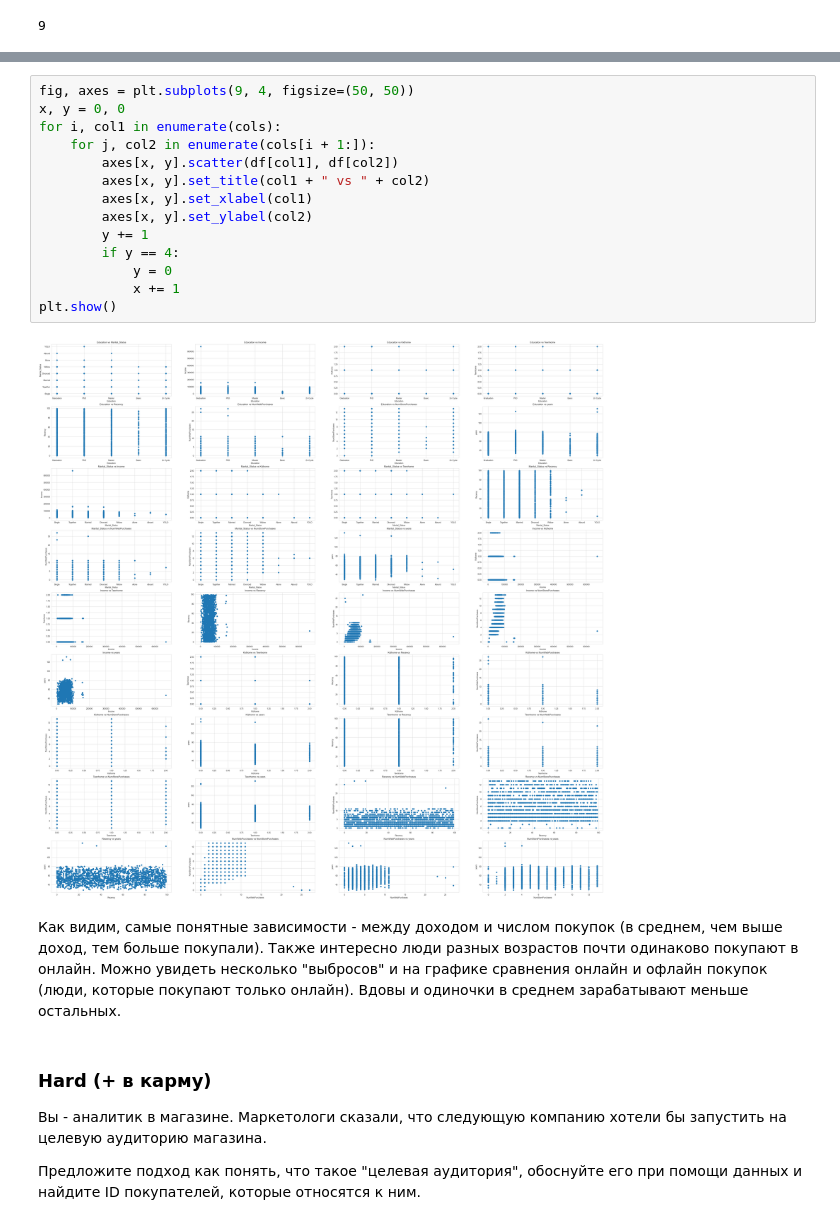
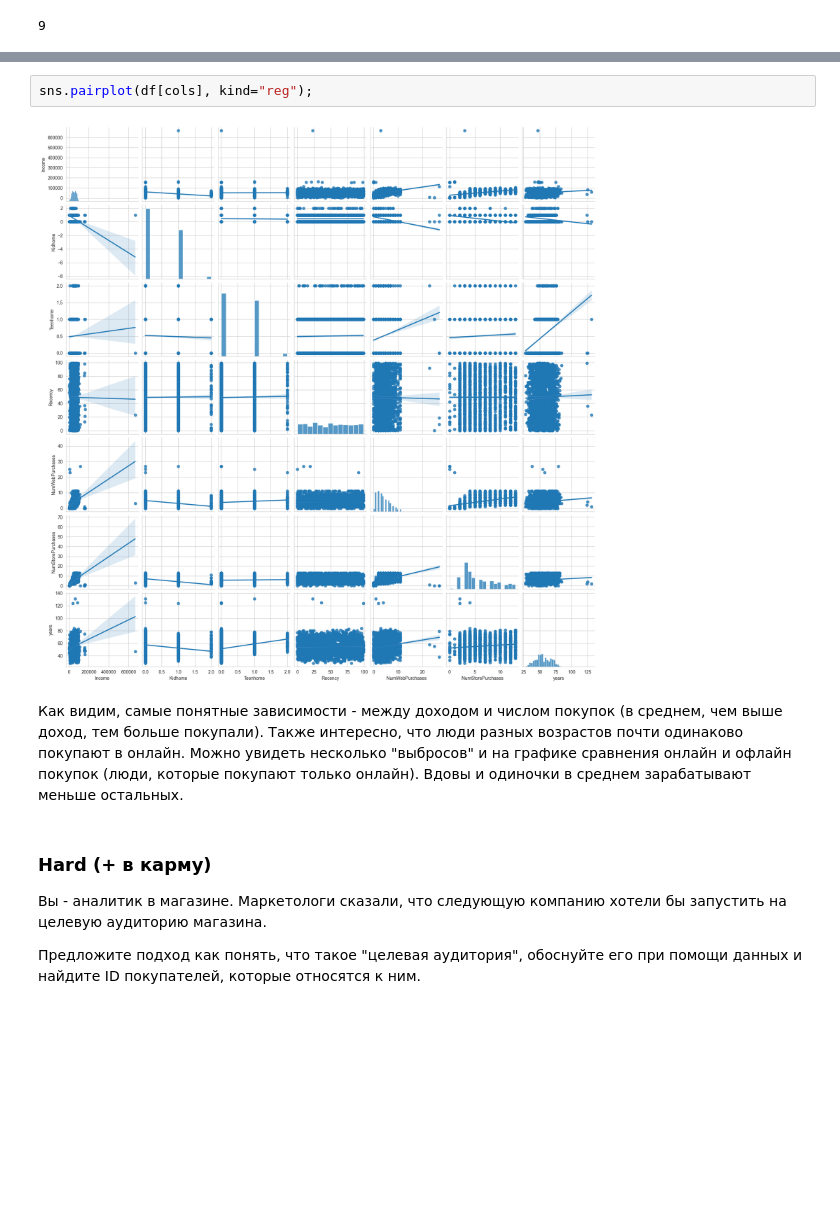
Before and after one commit to smartydan/ml2024, a Jupyter notebook: notebooks/02-homework.ipynb, the cells around one changed output, grey strips where cells are left out. Cells and saved outputs as stored; diff of their text form; blank space fills up the shorter version.

```diff
--- a/notebooks/02-homework.ipynb
+++ b/notebooks/02-homework.ipynb
@@ -168,22 +185,10 @@ len(cols)
 # %%
-fig, axes = plt.subplots(9, 4, figsize=(50, 50))
-x, y = 0, 0
-for i, col1 in enumerate(cols):
-    for j, col2 in enumerate(cols[i + 1:]):
-        axes[x, y].scatter(df[col1], df[col2])
-        axes[x, y].set_title(col1 + " vs " + col2)
-        axes[x, y].set_xlabel(col1)
-        axes[x, y].set_ylabel(col2)
-        y += 1
-        if y == 4:
-            y = 0
-            x += 1
-plt.show()
+sns.pairplot(df[cols], kind="reg");
 # %% [output]
-[figure, old version]
+[figure, new version]
 # %% [markdown]
 Как видим, самые понятные зависимости - между доходом и числом покупок (в среднем, чем выше доход, тем больше покупали).
-Также интересно люди разных возрастов почти одинаково покупают в онлайн. Можно увидеть несколько "выбросов" и на графике сравнения онлайн и офлайн покупок (люди, которые покупают только онлайн). Вдовы и одиночки в среднем зарабатывают меньше остальных.
+Также интересно, что люди разных возрастов почти одинаково покупают в онлайн. Можно увидеть несколько "выбросов" и на графике сравнения онлайн и офлайн покупок (люди, которые покупают только онлайн). Вдовы и одиночки в среднем зарабатывают меньше остальных.
 # %% [markdown]
 ### Hard (+ в карму)
 
```
Also changed, not shown: parts of 40 cells of this notebook.
